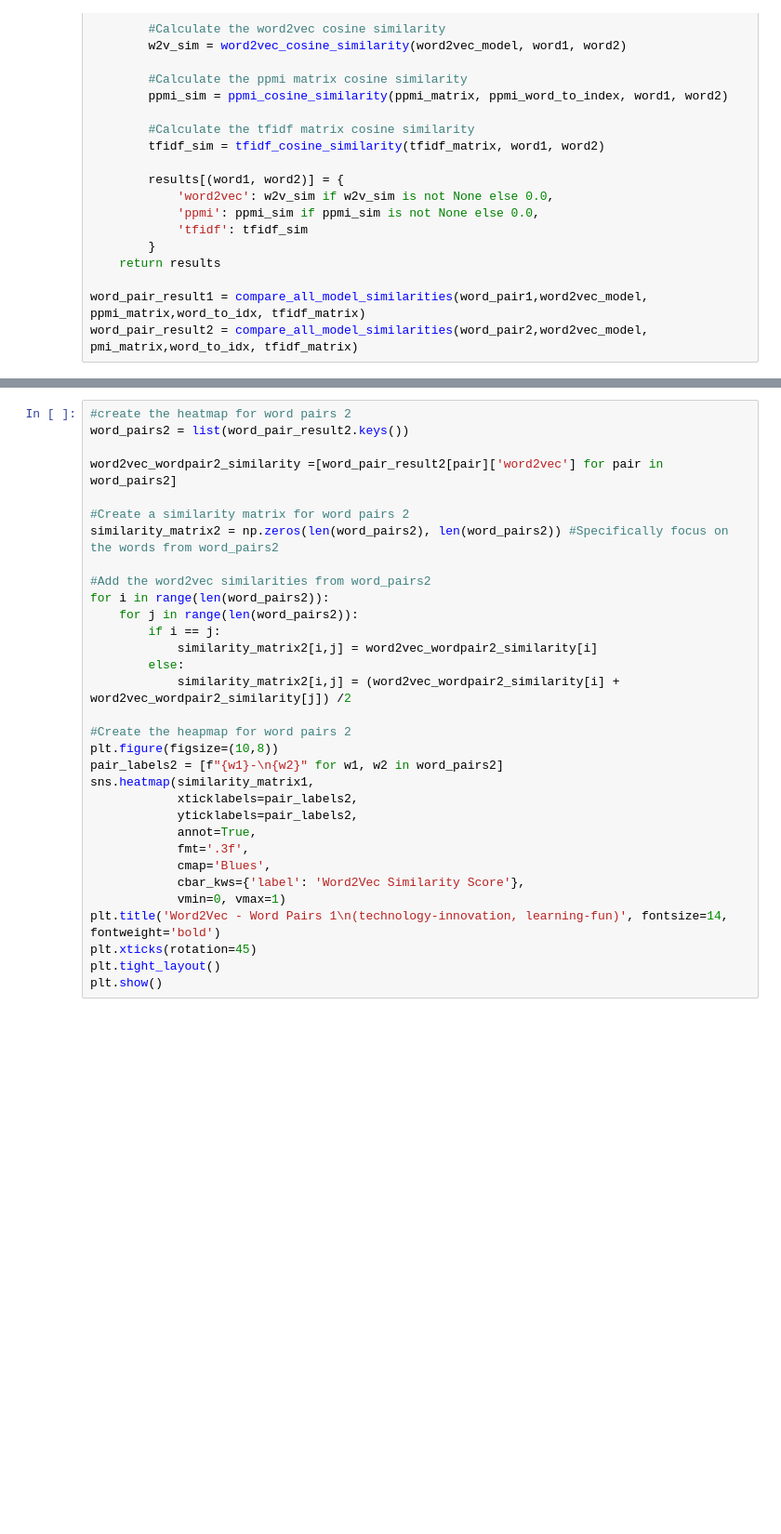
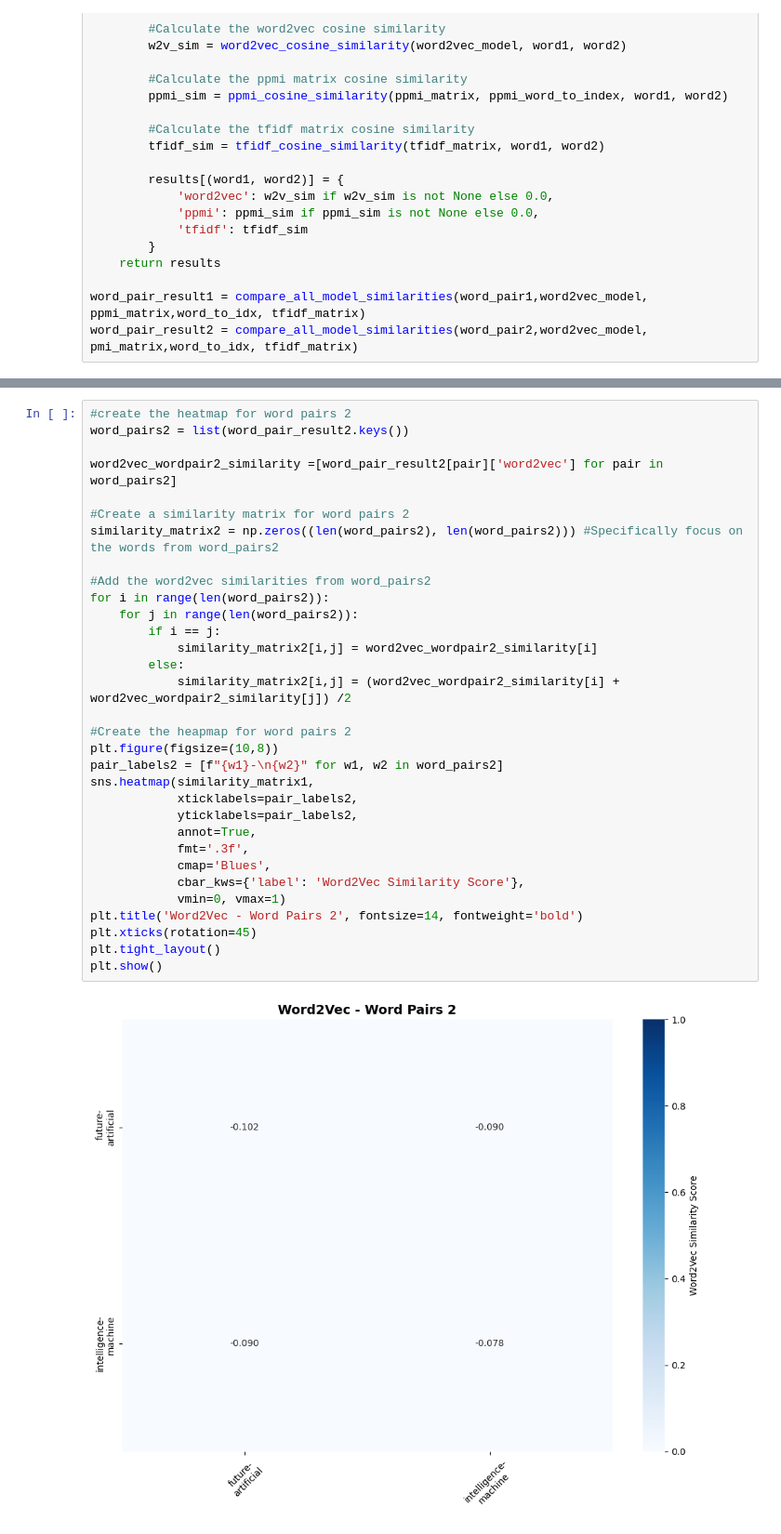
Before and after one commit to AJ-Gaston/CS733-NLP, a Jupyter notebook: Assignment3/Assignment3.ipynb, the cells around one changed output, grey strips where cells are left out. Shown: that part at 93% size. Saved outputs shown, nothing was run; the diff lists cells and outputs as text; blank space fills up the shorter version.

```diff
--- a/Assignment3/Assignment3.ipynb
+++ b/Assignment3/Assignment3.ipynb
@@ -664,35 +666,37 @@ plt.show()
 # %%
 #create the heatmap for word pairs 2
 word_pairs2 = list(word_pair_result2.keys())
 
 word2vec_wordpair2_similarity =[word_pair_result2[pair]['word2vec'] for pair in word_pairs2]
 
 #Create a similarity matrix for word pairs 2
-similarity_matrix2 = np.zeros(len(word_pairs2), len(word_pairs2)) #Specifically focus on the words from word_pairs2
+similarity_matrix2 = np.zeros((len(word_pairs2), len(word_pairs2))) #Specifically focus on the words from word_pairs2
 
 #Add the word2vec similarities from word_pairs2
 for i in range(len(word_pairs2)):
     for j in range(len(word_pairs2)):
         if i == j:
             similarity_matrix2[i,j] = word2vec_wordpair2_similarity[i]
         else:
             similarity_matrix2[i,j] = (word2vec_wordpair2_similarity[i] + word2vec_wordpair2_similarity[j]) /2
 
 #Create the heapmap for word pairs 2
 plt.figure(figsize=(10,8))
 pair_labels2 = [f"{w1}-\n{w2}" for w1, w2 in word_pairs2]
 sns.heatmap(similarity_matrix1,
             xticklabels=pair_labels2,
             yticklabels=pair_labels2,
             annot=True,
             fmt='.3f',
             cmap='Blues',
             cbar_kws={'label': 'Word2Vec Similarity Score'},
             vmin=0, vmax=1)
-plt.title('Word2Vec - Word Pairs 1\n(technology-innovation, learning-fun)', fontsize=14, fontweight='bold')
+plt.title('Word2Vec - Word Pairs 2', fontsize=14, fontweight='bold')
 plt.xticks(rotation=45)
 plt.tight_layout()
 plt.show()
+# %% [output]
+[figure, added]
 # %%
 #Heatmap Analysis for PPMI
 ppmi_similarities = [word_pair_result1[pair]['ppmi'] for pair in word_pairs1]
```
Also changed, not shown: parts of 6 cells of this notebook.
